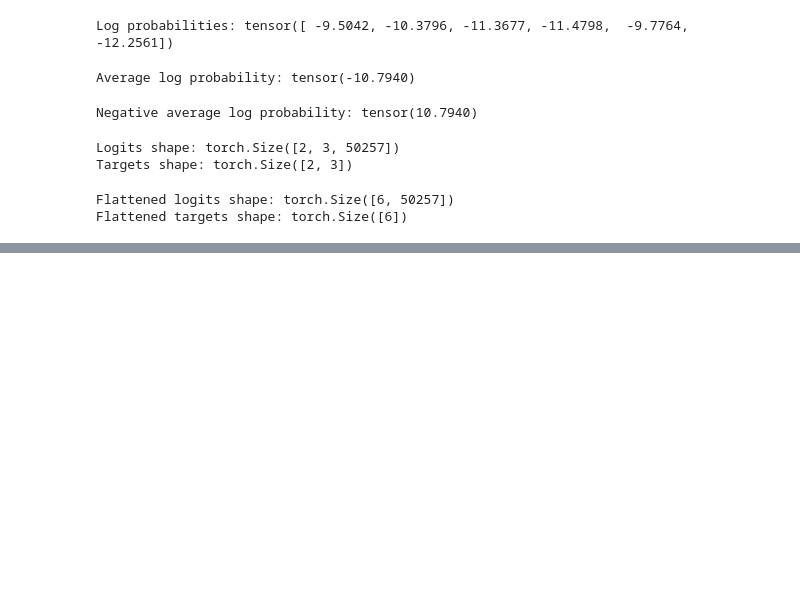
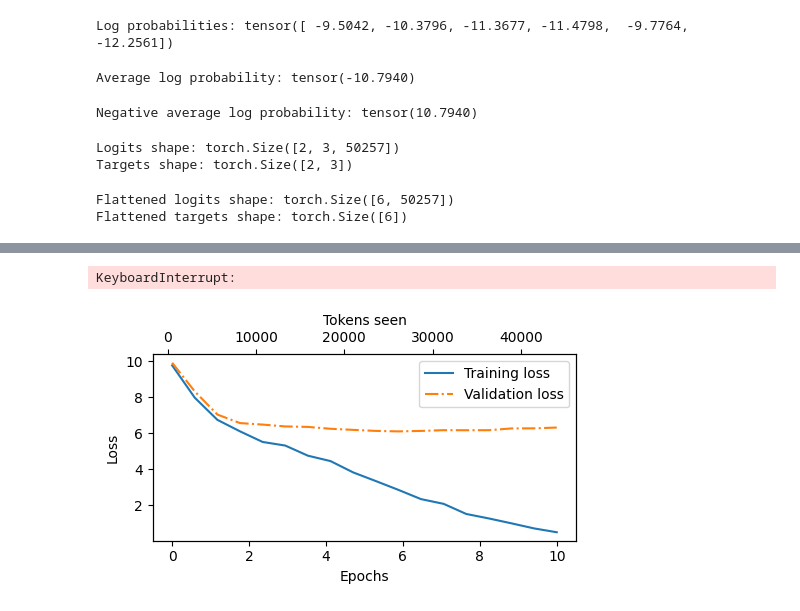
Before and after one commit to M1W33LSJ/llms_from_scratch, a Jupyter notebook: pretraining on unlabeled data.ipynb, the cells around one changed output, grey strips where cells are left out. Cells and saved outputs as stored; diff of their text form; code cells hidden in the pictures; blank space fills up the shorter version.

```diff
--- a/pretraining on unlabeled data.ipynb
+++ b/pretraining on unlabeled data.ipynb
@@ -132,0 +143,4 @@ Flattened targets shape: torch.Size([6])
+# %%
+file_path = "the-verdict.txt"
+with open(file_path, 'r') as file:
+    text_data = file.read()
@@ -132,0 +233,8 @@ Flattened targets shape: torch.Size([6])
+# %%
+device = torch.device("cuda" if torch.cuda.is_available() else "cpu")
+model.to(device)
+with torch.no_grad():
+    train_loss = calc_loss_loader(train_loader, model, device)
+    val_loss = calc_loss_loader(val_loader, model, device)
+print("Training loss:", train_loss)
+print("Validation loss:", val_loss)
@@ -132,0 +302,37 @@ Flattened targets shape: torch.Size([6])
+# %%
+torch.manual_seed(123)
+model = GPTModel(GPT_CONFIG_124M)
+model.to(device)
+optimizer = torch.optim.AdamW(
+    model.parameters(),
+    lr=0.0004, weight_decay=0.1
+)
+num_epochs = 10
+train_losses, val_losses, tokens_seen = train_model_simple(
+    model, train_loader, val_loader, optimizer, device,
+    num_epochs=num_epochs, eval_freq=5, eval_iter=5,
+    start_context="Every effort moves you", tokenizer=tokenizer
+)
+# %% [output]
+KeyboardInterrupt:
+# %%
+import matplotlib.pyplot as plt
+from matplotlib.ticker import MaxNLocator
+def plot_losses(epochs_seen, tokens_seen, train_losses, val_losses):
+    fig, ax1 = plt.subplots(figsize=(5,3))
+    ax1.plot(epochs_seen, train_losses, label='Training loss')
+    ax1.plot(epochs_seen, val_losses, linestyle='-.', label='Validation loss')
+    ax1.set_xlabel("Epochs")
+    ax1.set_ylabel("Loss")
+    ax1.legend(loc="upper right")
+    ax1.xaxis.set_major_locator(MaxNLocator(integer=True))
+    ax2 = ax1.twiny()
+    ax2.plot(tokens_seen, train_losses, alpha=0)
+    ax2.set_xlabel("Tokens seen")
+    fig.tight_layout()
+    plt.show()
+
+epochs_tensor = torch.linspace(0, num_epochs, len(train_losses))
+plot_losses(epochs_tensor, tokens_seen, train_losses, val_losses)
+# %% [output]
+[figure, added]
```
Also changed, not shown: parts of 45 cells of this notebook, 5 other files.
